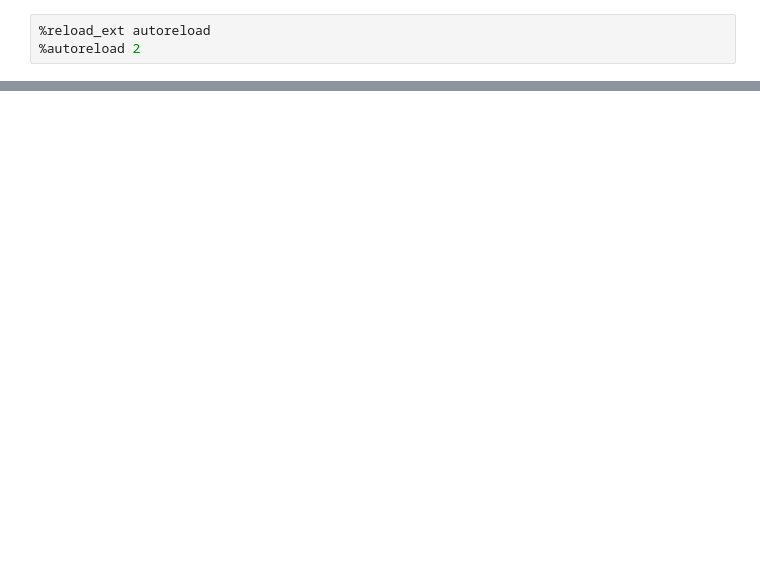
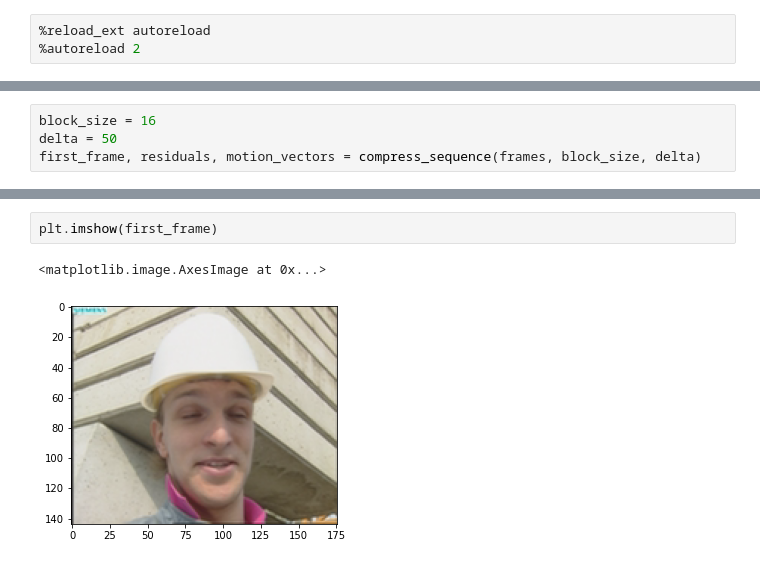
Before and after one commit to brenoafb/video-compression, a Jupyter notebook: Untitled.ipynb, the cells around one changed output, grey strips where cells are left out. Saved outputs shown, nothing was run; the diff lists cells and outputs as text; blank space fills up the shorter version.

Commit message:
Fix compression, add decompression

```diff
--- a/Untitled.ipynb
+++ b/Untitled.ipynb
@@ -34,0 +22,4 @@ array([[[[ 31,  47,  48],
+# %%
+block_size = 16
+delta = 50
+first_frame, residuals, motion_vectors = compress_sequence(frames, block_size, delta)
@@ -34,0 +36,5 @@ array([[[[ 31,  47,  48],
+# %%
+plt.imshow(first_frame)
+# %% [output]
+<matplotlib.image.AxesImage at 0x...>
+[figure, added]
```
Also changed, not shown: parts of 20 cells of this notebook, 4 other files.
